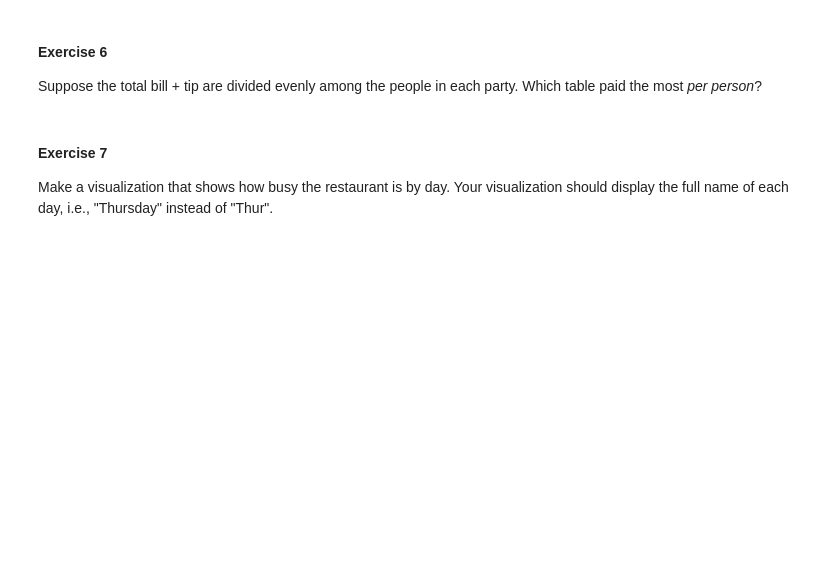
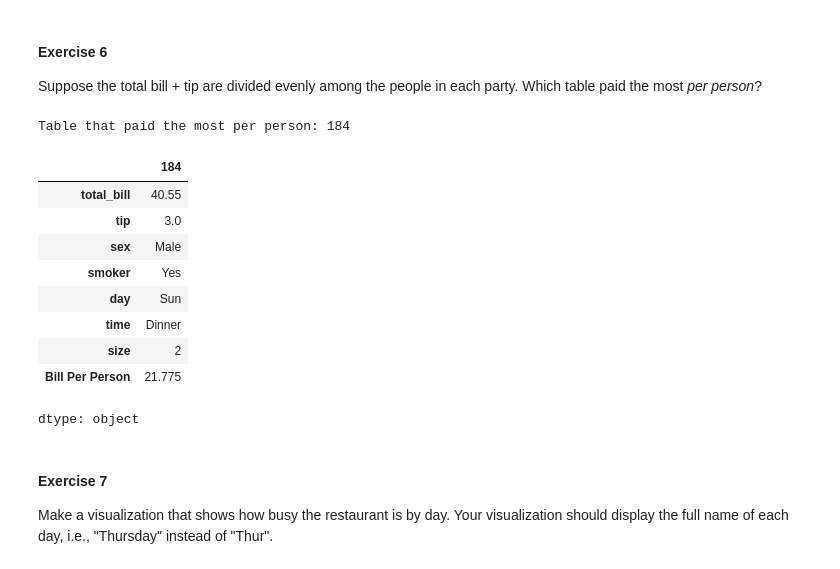
Before and after one commit to RndhS/CMPS-3160---Intro-to-Data-Science, a Jupyter notebook: _labs/Lab06/Lab06.ipynb, the cells around one changed output. Cells and saved outputs as stored; diff of their text form; code cells hidden in the pictures; blank space fills up the shorter version.

```diff
--- a/_labs/Lab06/Lab06.ipynb
+++ b/_labs/Lab06/Lab06.ipynb
@@ -660,3 +665,23 @@ Suppose the total bill + tip are divided evenly among the people in each party.
+# %%
+# ENTER YOUR CODE HERE and EXPLAIN AS COMMENTS
+tips_df["Bill Per Person"] = (tips_df["total_bill"] + tips_df["tip"]) / tips_df["size"]
+most_paid = tips_df["Bill Per Person"].idxmax() # Finds the index of the table with the largest bill per person in the "Bills Per Person" series
+
+print(f"Table that paid the most per person: {most_paid}")
+tips_df.iloc[most_paid]
+# The series we generated showed that the table that paid the most per person is index 184, and the party size is 2.
+# %% [output]
+Table that paid the most per person: 184
+|  | 184 |
+| total_bill | 40.55 |
+| tip | 3.0 |
+| sex | Male |
+| smoker | Yes |
+| day | Sun |
+| time | Dinner |
+| size | 2 |
+| Bill Per Person | 21.775 |
+dtype: object
 # %% [markdown]
 #### Exercise 7
 
```
Also changed, not shown: parts of 2 cells of this notebook.
